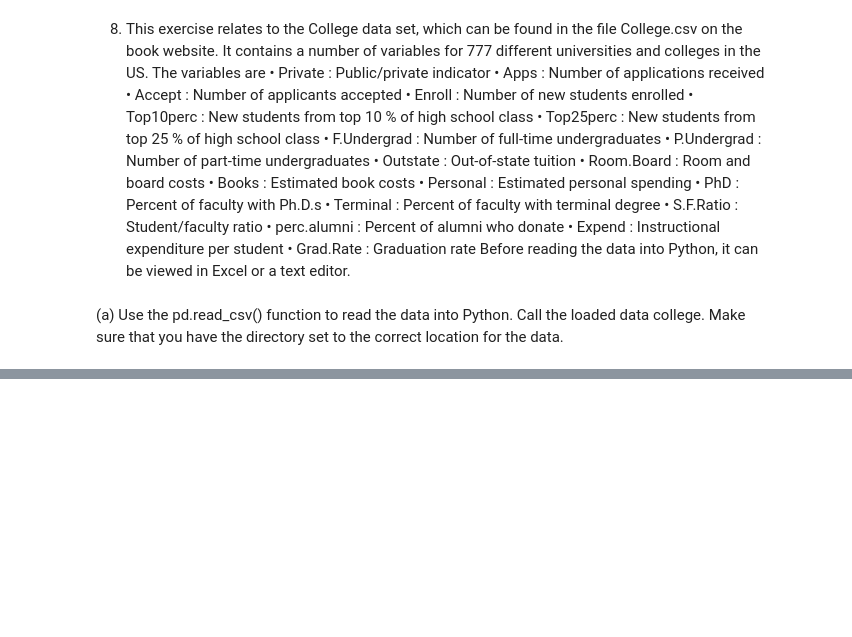
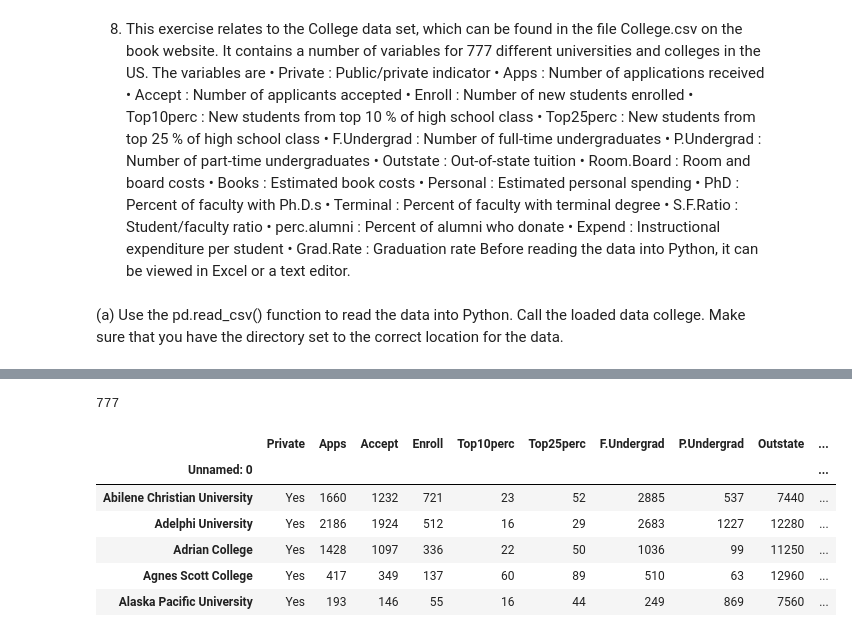
Before and after one commit to PrateekMinhas09/Data-Statistics-and-modeling-w-Python, a Jupyter notebook: Statistical_Learning: Ch2/AppliedExercise.ipynb, the cells around one changed output, grey strips where cells are left out. Saved outputs shown, nothing was run; the diff lists cells and outputs as text; code cells hidden in the pictures; blank space fills up the shorter version.

```diff
--- a/Statistical_Learning: Ch2/AppliedExercise.ipynb
+++ b/Statistical_Learning: Ch2/AppliedExercise.ipynb
@@ -33,0 +62,16 @@ hello world
+# %%
+collegeDf["Unnamed: 0"].nunique()
+#meaing this can be usd as an index
+# %% [output]
+777
+# %%
+collegeDf=collegeDf.set_index('Unnamed: 0')
+collegeDf.head(5)
+# %% [output]
+|  | Private | Apps | Accept | Enroll | Top10perc | Top25perc | F.Undergrad | P.Undergrad | Outstate | ... |
+| Unnamed: 0 |  |  |  |  |  |  |  |  |  | ... |
+| Abilene Christian University | Yes | 1660 | 1232 | 721 | 23 | 52 | 2885 | 537 | 7440 | ... |
+| Adelphi University | Yes | 2186 | 1924 | 512 | 16 | 29 | 2683 | 1227 | 12280 | ... |
+| Adrian College | Yes | 1428 | 1097 | 336 | 22 | 50 | 1036 | 99 | 11250 | ... |
+| Agnes Scott College | Yes | 417 | 349 | 137 | 60 | 89 | 510 | 63 | 12960 | ... |
+| Alaska Pacific University | Yes | 193 | 146 | 55 | 16 | 44 | 249 | 869 | 7560 | ... |
```
Also changed, not shown: parts of 9 cells of this notebook, 1 other file.
